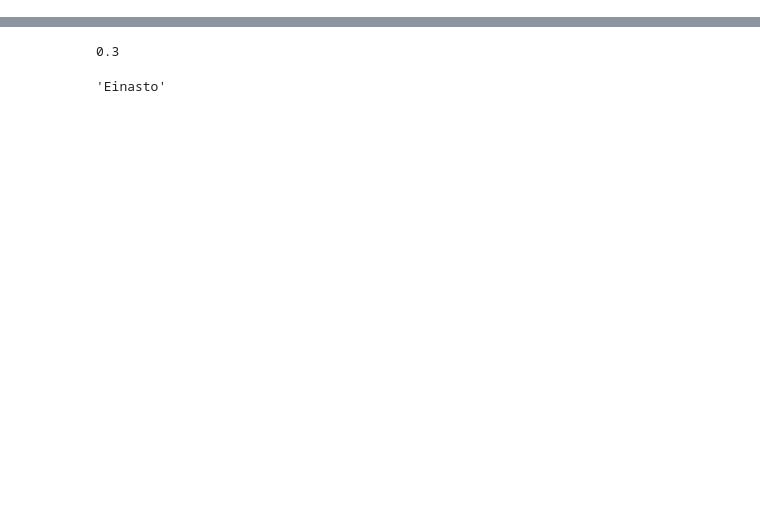
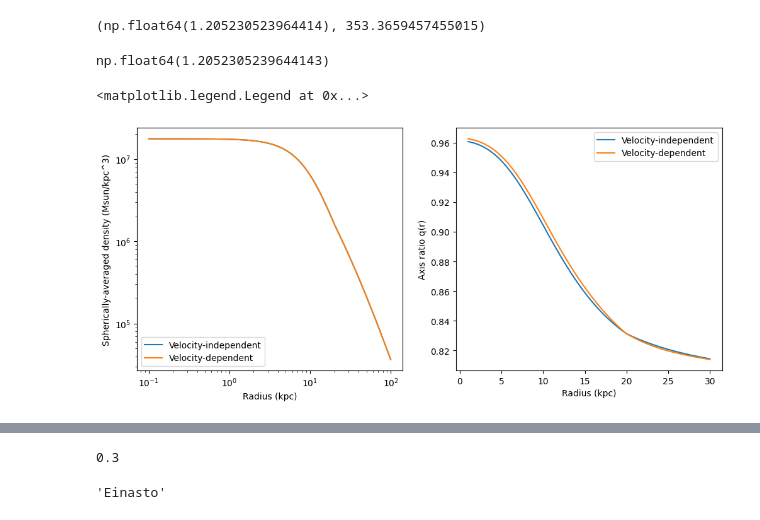
Before and after one commit to AdamSmithOrlik/nonspherical-sidm-jeans-model, a Jupyter notebook: examples/dev.ipynb, the cells around one changed output, grey strips where cells are left out. Cells and saved outputs as stored; diff of their text form; code cells hidden in the pictures; blank space fills up the shorter version.

Commit message:
Added velocity dependence and tested. Need to fix ad hoc smoothing.

```diff
--- a/examples/dev.ipynb
+++ b/examples/dev.ipynb
@@ -43,0 +36,8 @@ print(now.strftime("%Y_%m_%d_%H_%M_%S"))
+# %%
+# velocity-dependent case
+v0, sigma0 = 200.0, 1.0  # km/s, cm^2/g
+def sigma_v(v):
+    return sigma0 * (v0 / np.maximum(v, 1e-6))**3
+
+
+profile_vdep = jeans.squashed(rm, M200, c, q0=q0, Phi_b=None, sigma_v=sigma_v)
@@ -43,0 +51,29 @@ print(now.strftime("%Y_%m_%d_%H_%M_%S"))
+# %%
+profile_vdep.cross_section()
+# %% [output]
+(np.float64(1.205230523964414), 353.3659457455015)
+# %%
+profile.cross_section()
+# %% [output]
+np.float64(1.2052305239644143)
+# %%
+# plot to check
+rd = np.logspace(-1, 2, 100)
+rq = np.linspace(1, 30, 100)
+
+# plot density and shape side by side
+fig, ax = plt.subplots(1, 2, figsize=(12, 5))
+ax[0].loglog(rd, profile.rho_sph_avg(rd), label='Velocity-independent')
+ax[0].loglog(rd, profile_vdep.rho_sph_avg(rd), label='Velocity-dependent')
+ax[0].set_xlabel('Radius (kpc)')
+ax[0].set_ylabel('Spherically-averaged density (Msun/kpc^3)')
+ax[0].legend()
+ax[1].plot(rq, profile.q(rq), label='Velocity-independent')
+# vdq = [profile_vdep.q(ri) for ri in rq]
+ax[1].plot(rq, profile_vdep.q(rq), label='Velocity-dependent')
+ax[1].set_xlabel('Radius (kpc)')
+ax[1].set_ylabel('Axis ratio q(r)')
+ax[1].legend()
+# %% [output]
+<matplotlib.legend.Legend at 0x...>
+[figure, added]
```
Also changed, not shown: parts of 17 cells of this notebook, 4 other files.
